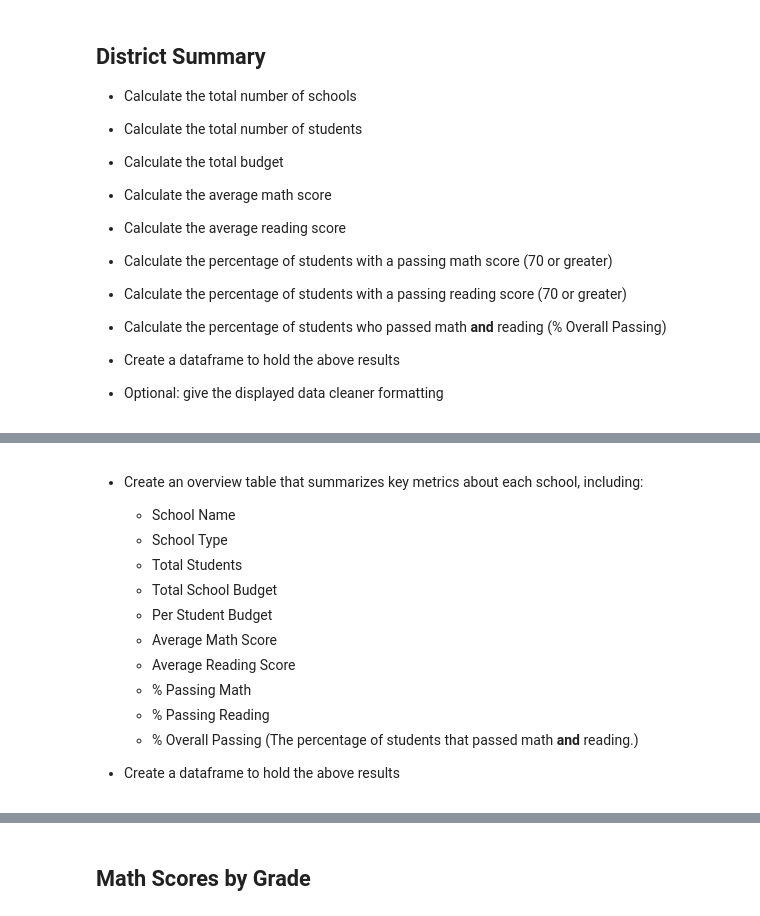
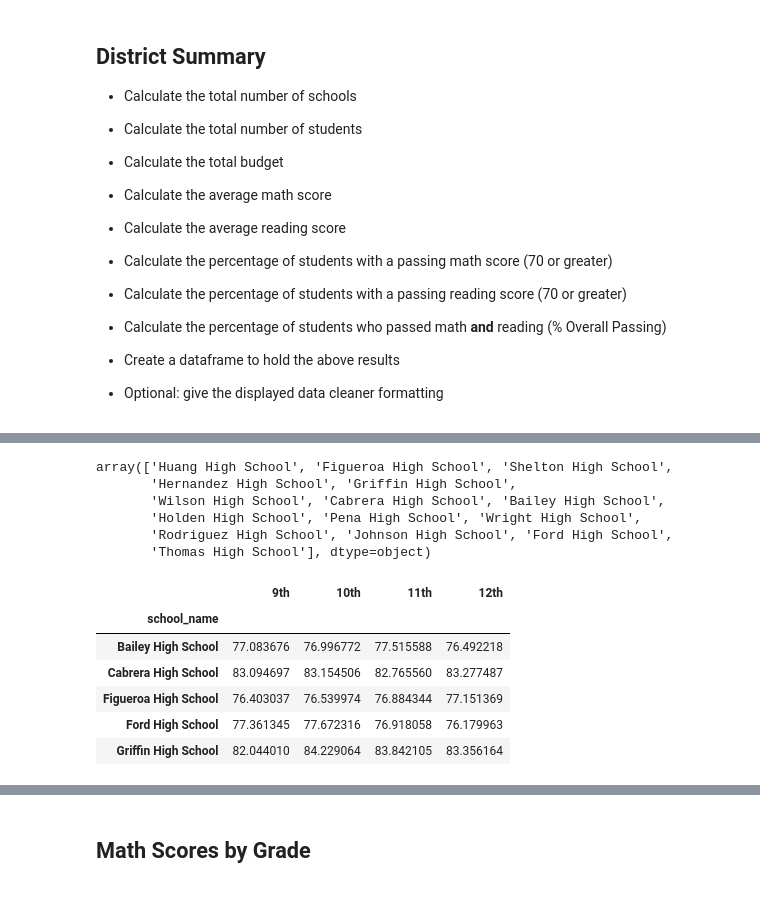
Before and after one commit to AmyWagarCinch/pandas-challenge, a Jupyter notebook: PyCitySchools_starter.ipynb, the cells around one changed output, grey strips where cells are left out. Saved outputs shown, nothing was run; the diff lists cells and outputs as text; code cells hidden in the pictures.

```diff
--- a/PyCitySchools_starter.ipynb
+++ b/PyCitySchools_starter.ipynb
@@ -86,17 +84,3 @@ school_summary
-# %% [markdown]
-* Create an overview table that summarizes key metrics about each school, including:
-  * School Name
-  * School Type
-  * Total Students
-  * Total School Budget
-  * Per Student Budget
-  * Average Math Score
-  * Average Reading Score
-  * % Passing Math
-  * % Passing Reading
-  * % Overall Passing (The percentage of students that passed math **and** reading.)
-
-* Create a dataframe to hold the above results
 # %%
 #groups by school
 grouped_by_school = school_data_complete.groupby(['school_name'])
@@ -171,3 +155,37 @@ school_summary_df.sort_values(["% Overall Passing"]).head()
 | Huang High School | 2917 | District | 1910635 | 655.0 | 76.629414 | ... |
 | Hernandez High School | 4635 | District | 3022020 | 652.0 | 77.289752 | ... |
 | Johnson High School | 4761 | District | 3094650 | 650.0 | 77.072464 | ... |
+# %%
+school_counts_dafr = school_data_complete["school_name"].unique()
+school_counts_dafr
+# %% [output]
+array(['Huang High School', 'Figueroa High School', 'Shelton High School',
+       'Hernandez High School', 'Griffin High School',
+       'Wilson High School', 'Cabrera High School', 'Bailey High School',
+       'Holden High School', 'Pena High School', 'Wright High School',
+       'Rodriguez High School', 'Johnson High School', 'Ford High School',
+       'Thomas High School'], dtype=object)
+# %%
+
+
+math_by_grade = pd.DataFrame()
+#math_by_grade["9th"] = school_data_complete.groupby(["school_name"]).mean().math_score
+#math_by_grade["10th"] = school_data_complete.groupby(["school_name"]).mean().math_score
+#math_by_grade["11th"] = school_data_complete.groupby(["school_name"]).mean().math_score
+#math_by_grade["12th"] = school_data_complete.groupby(["school_name"]).mean().math_score
+math_by_grade["9th"] = school_data_complete[(school_data_complete['grade'] == "9th")].groupby(['school_name']).mean().math_score
+math_by_grade["10th"] = school_data_complete[(school_data_complete['grade'] == "10th")].groupby(['school_name']).mean().math_score
+math_by_grade["11th"] = school_data_complete[(school_data_complete['grade'] == "11th")].groupby(['school_name']).mean().math_score
+math_by_grade["12th"] = school_data_complete[(school_data_complete['grade'] == "12th")].groupby(['school_name']).mean().math_score
+
+
+
+math_by_grade.head()
+# %% [output]
+|  | 9th | 10th | 11th | 12th |
+| school_name |  |  |  |  |
+| Bailey High School | 77.083676 | 76.996772 | 77.515588 | 76.492218 |
+| Cabrera High School | 83.094697 | 83.154506 | 82.765560 | 83.277487 |
+| Figueroa High School | 76.403037 | 76.539974 | 76.884344 | 77.151369 |
+| Ford High School | 77.361345 | 77.672316 | 76.918058 | 76.179963 |
+| Griffin High School | 82.044010 | 84.229064 | 83.842105 | 83.356164 |
```
Also changed, not shown: parts of 2 cells of this notebook.
